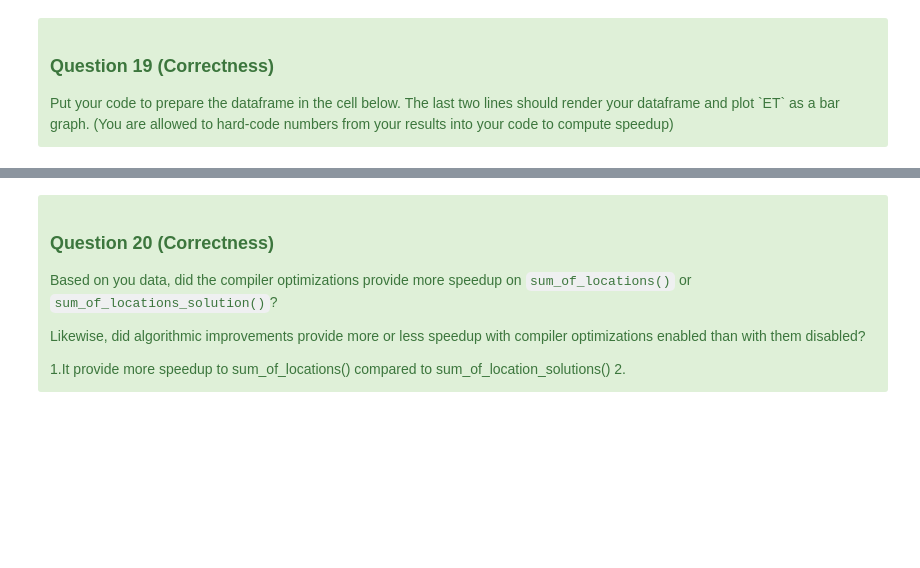
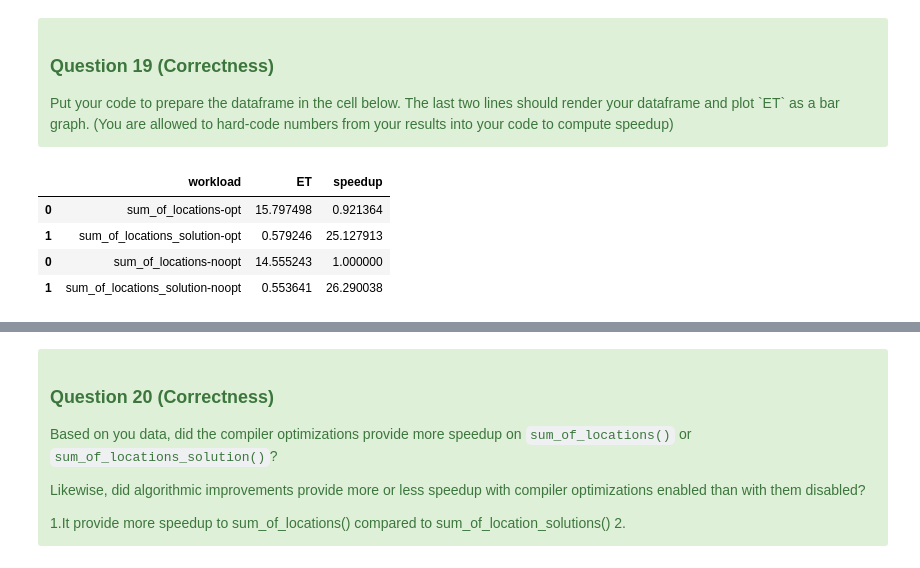
Before and after one commit to CS203UCR/2022fa-cs203-performance-madhuammulu8, a Jupyter notebook: Assignment.ipynb, the cells around one changed output, grey strips where cells are left out. Saved outputs shown, nothing was run; the diff lists cells and outputs as text; code cells hidden in the pictures; blank space fills up the shorter version.

```diff
--- a/Assignment.ipynb
+++ b/Assignment.ipynb
@@ -1543,8 +1628,14 @@ df2.at[1,"workload"] = "sum_of_locations_solution-noopt"
 # %%
 final = pd.concat([df,df2])
 #Compute the speedup of all four implementations relative to sum_of_location-noopt.
-final["speedup"] = final["ET"]/14.555243
+final["speedup"] = 14.555243/final["ET"]
 display(final[["workload","ET","speedup"]])
+# %% [output]
+|  | workload | ET | speedup |
+| 0 | sum_of_locations-opt | 15.797498 | 0.921364 |
+| 1 | sum_of_locations_solution-opt | 0.579246 | 25.127913 |
+| 0 | sum_of_locations-noopt | 14.555243 | 1.000000 |
+| 1 | sum_of_locations_solution-noopt | 0.553641 | 26.290038 |
 # %%
 final.to_csv('final_output.csv')
 # %%
```
Also changed, not shown: parts of 19 cells of this notebook, 1 other file.
